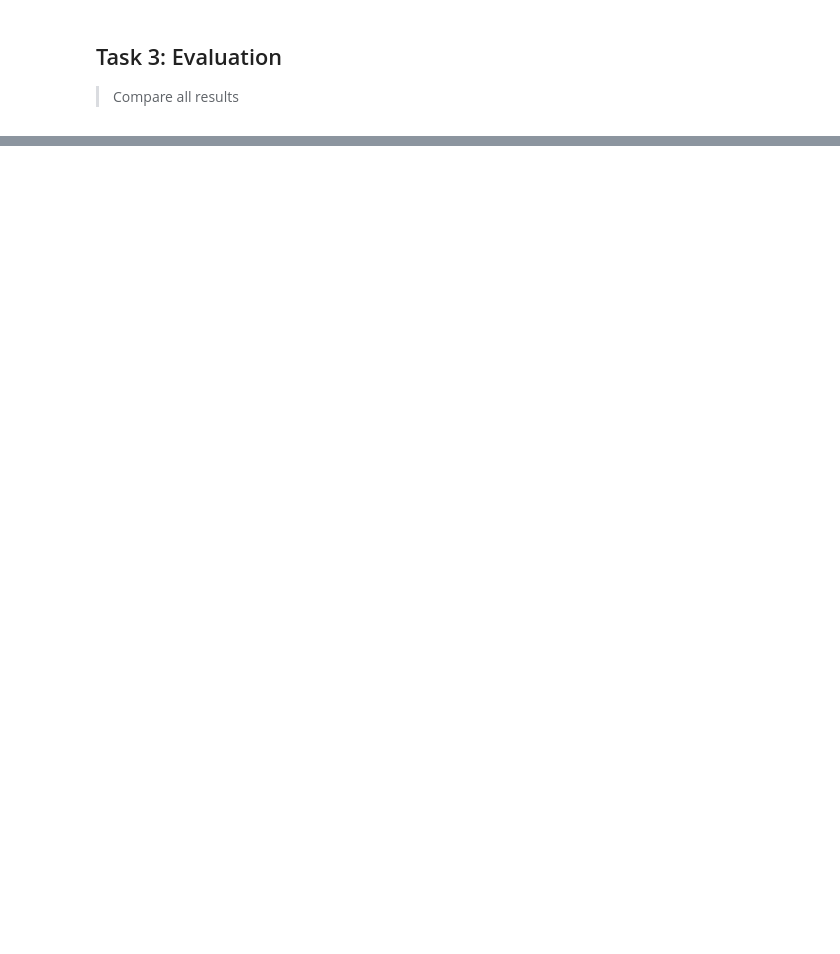
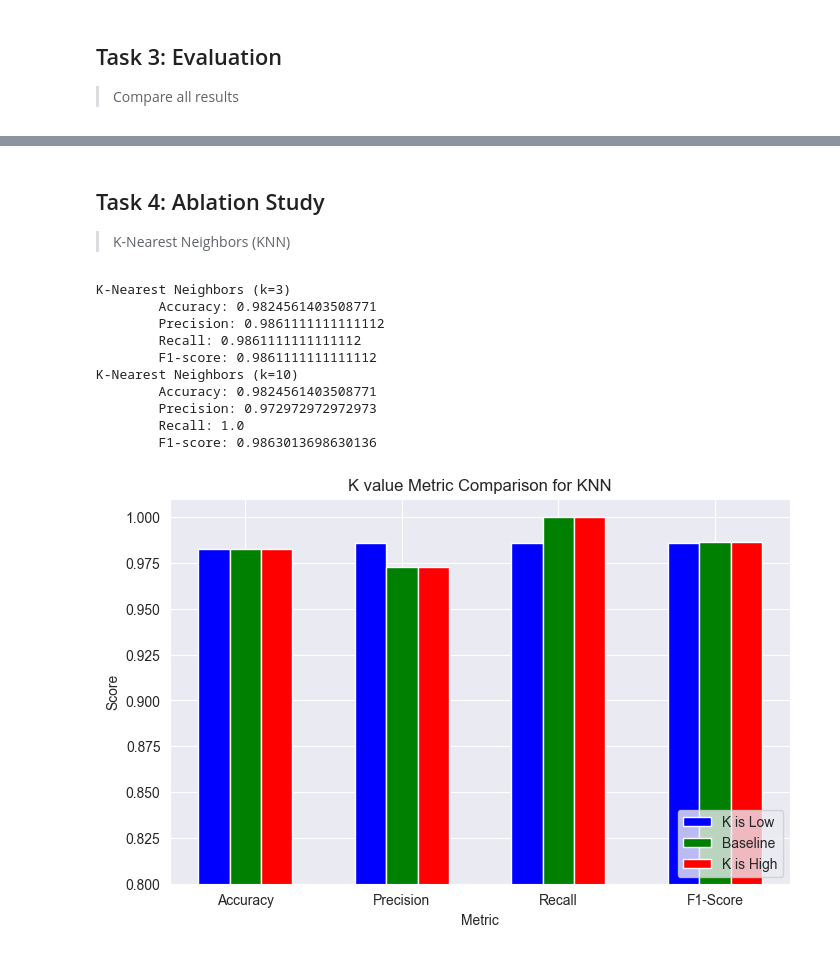
Before and after one commit to dlg1206/ICS-635, a Jupyter notebook: assignment1/assignment1.ipynb, the cells around one changed output, grey strips where cells are left out. Cells and saved outputs as stored; diff of their text form; code cells hidden in the pictures; blank space fills up the shorter version.

Commit message:
feat: complete ablation study

```diff
--- a/assignment1/assignment1.ipynb
+++ b/assignment1/assignment1.ipynb
@@ -195,0 +196,73 @@ plt.show()
+# %% [markdown]
+## Task 4: Ablation Study
+> K-Nearest Neighbors (KNN)
+# %%
+# Case 1: k is low
+# retrain model
+N_NEIGHBORS = 3
+knn = KNeighborsClassifier(n_neighbors=N_NEIGHBORS)
+knn.fit(x_train_data, y_train_data)
+
+# predict
+knn_y_pred = knn.predict(x_test_data)
+
+# print metrics
+knn3_accuracy, knn3_precision, knn3_recall, knn3_f1 = print_and_save_metrics("K-Nearest Neighbors (k=3)", knn_y_pred, y_test_data)
+
+# Case 2: k is high
+# retrain model
+N_NEIGHBORS = 10
+knn = KNeighborsClassifier(n_neighbors=N_NEIGHBORS)
+knn.fit(x_train_data, y_train_data)
+
+# predict
+knn_y_pred = knn.predict(x_test_data)
+
+# print metrics
+knn10_accuracy, knn10_precision, knn10_recall, knn10_f1 = print_and_save_metrics("K-Nearest Neighbors (k=10)", knn_y_pred, y_test_data)
+
+# print graph
+df = pd.DataFrame({
+    'Metric': ["Accuracy", "Precision", "Recall", "F1-Score"],
+    '3': [knn3_accuracy, knn3_precision, knn3_recall, knn3_f1],
+    '5': [knn_accuracy, knn_precision, knn_recall, knn_f1],
+    '10': [knn10_accuracy, knn10_precision, knn10_recall, knn10_f1]
+})
+
+# config bars
+x = np.arange(len(df['Metric']))
+width = 0.2
+
+# create fig
+fig, ax = plt.subplots(figsize=(8, 5))
+
+# group bars together
+ax.bar(x - width, df['3'], width, label='K is Low', color='b')
+ax.bar(x, df['5'], width, label='Baseline', color='g')
+ax.bar(x + width, df['10'], width, label='K is High', color='r')
+
+# set y so can see changes
+plt.gca().set_ylim(0.8, 1.01)
+
+# label graph
+ax.set_xlabel("Metric")
+ax.set_ylabel("Score")
+ax.set_title("K value Metric Comparison for KNN")
+ax.set_xticks(x)
+ax.set_xticklabels(df['Metric'])
+ax.legend().set_loc("lower right")
+
+# Show plot
+plt.show()
+# %% [output]
+K-Nearest Neighbors (k=3)
+        Accuracy: 0.9824561403508771
+        Precision: 0.9861111111111112
+        Recall: 0.9861111111111112
+        F1-score: 0.9861111111111112
+K-Nearest Neighbors (k=10)
+        Accuracy: 0.9824561403508771
+        Precision: 0.972972972972973
+        Recall: 1.0
+        F1-score: 0.9863013698630136
+[figure, added]
```
Also changed, not shown: parts of 8 cells of this notebook.
